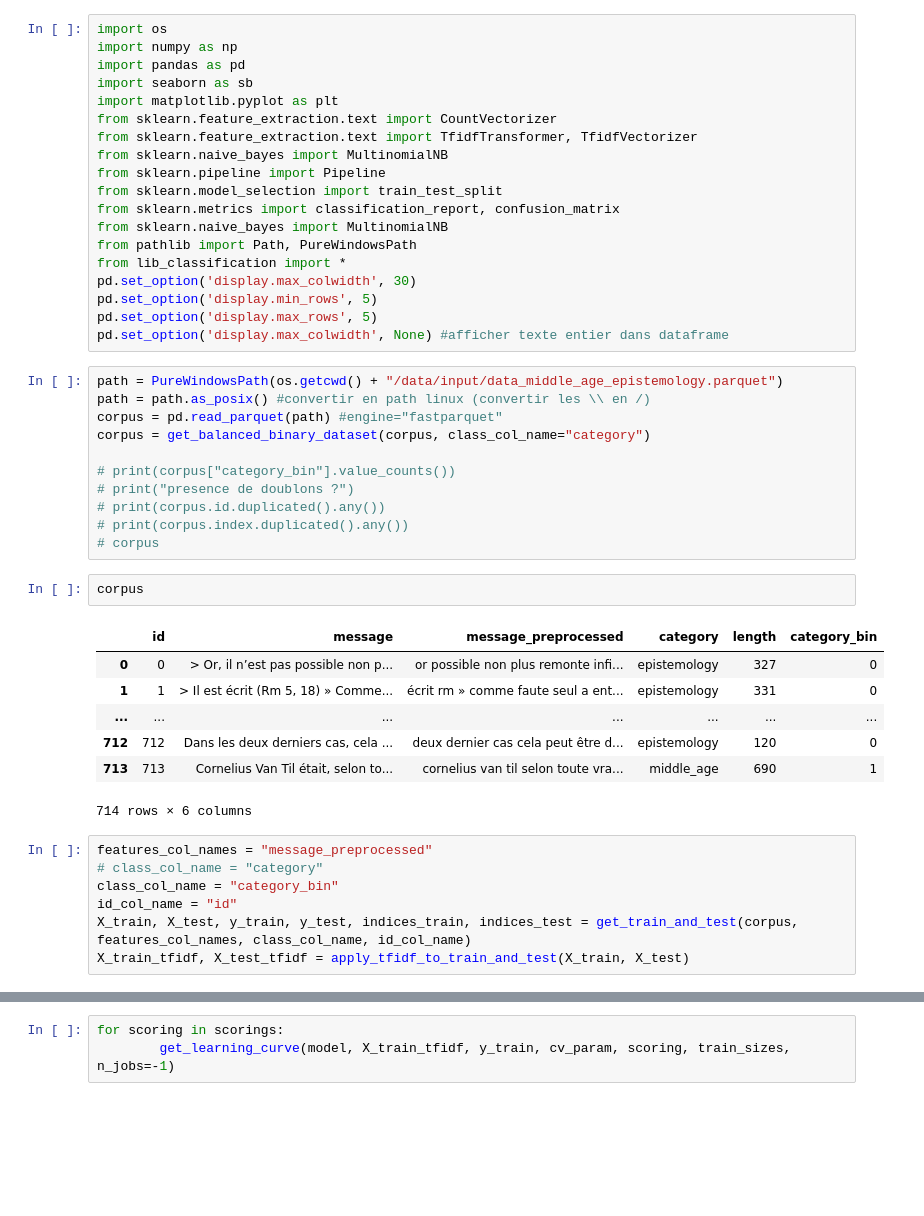
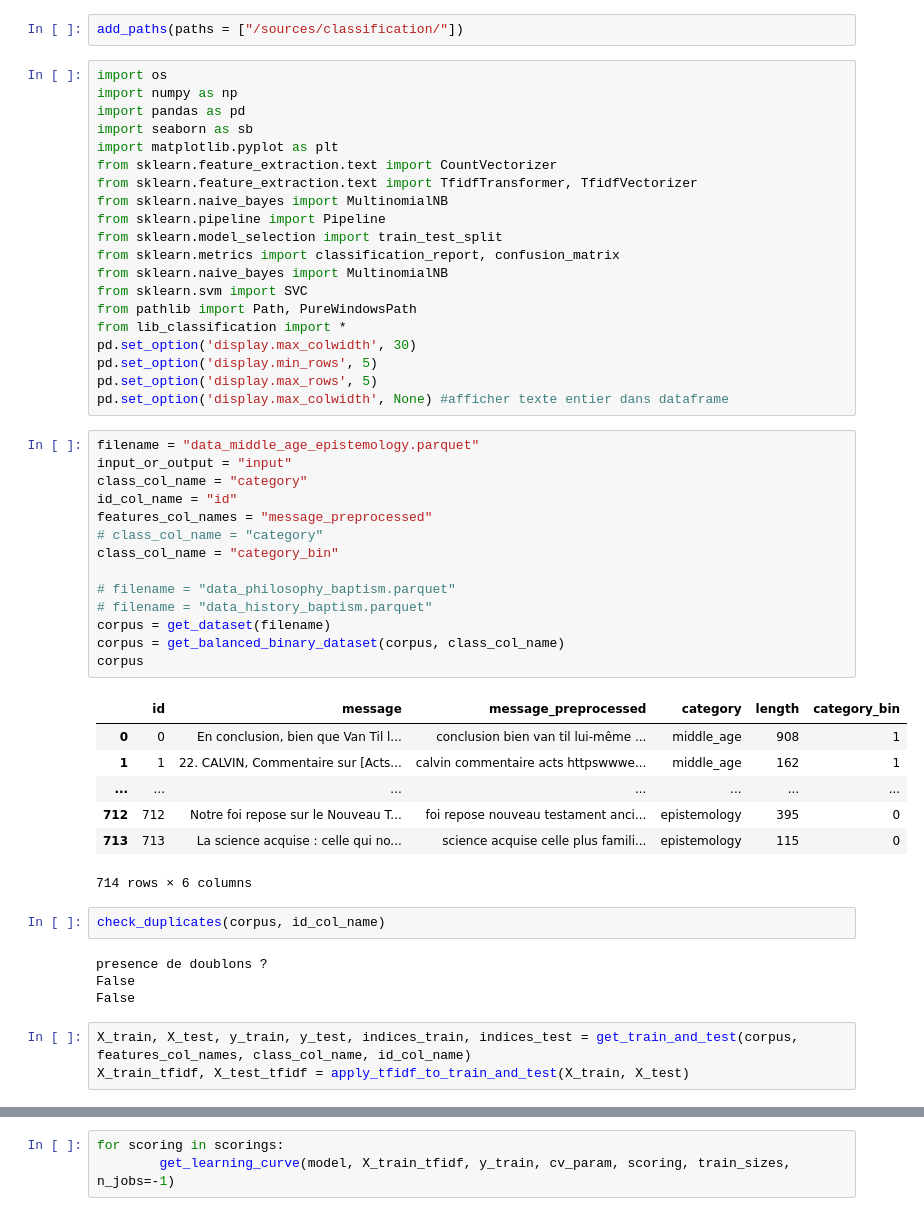
Before and after one commit to lolodino77/classification_texte_articles, a Jupyter notebook: sources/classification/tfidf/2_model_selection.ipynb, the cells around one changed output, grey strips where cells are left out. Drawn from its saved outputs; the diff is of its cells as text; blank space fills up the shorter version.

```diff
--- a/sources/classification/tfidf/2_model_selection.ipynb
+++ b/sources/classification/tfidf/2_model_selection.ipynb
@@ -11,3 +12,5 @@ c:\Users\eupho\OneDrive\Documents\perso\projets\classification_texte_bapteme_phi
+# %%
+add_paths(paths = ["/sources/classification/"])
 # %%
 import os
 import numpy as np
@@ -21,37 +24,41 @@ from sklearn.pipeline import Pipeline
 from sklearn.model_selection import train_test_split
 from sklearn.metrics import classification_report, confusion_matrix
 from sklearn.naive_bayes import MultinomialNB
+from sklearn.svm import SVC
 from pathlib import Path, PureWindowsPath
 from lib_classification import *
 pd.set_option('display.max_colwidth', 30)
 pd.set_option('display.min_rows', 5)
 pd.set_option('display.max_rows', 5)
 pd.set_option('display.max_colwidth', None) #afficher texte entier dans dataframe
-# %%
-path = PureWindowsPath(os.getcwd() + "/data/input/data_middle_age_epistemology.parquet")
-path = path.as_posix() #convertir en path linux (convertir les \\ en /)
-corpus = pd.read_parquet(path) #engine="fastparquet"
-corpus = get_balanced_binary_dataset(corpus, class_col_name="category")
-
-# print(corpus["category_bin"].value_counts())
-# print("presence de doublons ?")
-# print(corpus.id.duplicated().any())
-# print(corpus.index.duplicated().any())
-# corpus
-# %%
-corpus
-# %% [output]
-|  | id | message | message_preprocessed | category | length | category_bin |
-| 0 | 0 | > Or, il n’est pas possible non p... | or possible non plus remonte infi... | epistemology | 327 | 0 |
-| 1 | 1 | > Il est écrit (Rm 5, 18) » Comme... | écrit rm » comme faute seul a ent... | epistemology | 331 | 0 |
-| ... | ... | ... | ... | ... | ... | ... |
-| 712 | 712 | Dans les deux derniers cas, cela ... | deux dernier cas cela peut être d... | epistemology | 120 | 0 |
-| 713 | 713 | Cornelius Van Til était, selon to... | cornelius van til selon toute vra... | middle_age | 690 | 1 |
-714 rows × 6 columns
+# %%
+filename = "data_middle_age_epistemology.parquet"
+input_or_output = "input"
+class_col_name = "category"
+id_col_name = "id"
+features_col_names = "message_preprocessed"
+# class_col_name = "category"
+class_col_name = "category_bin"
+
+# filename = "data_philosophy_baptism.parquet"
+# filename = "data_history_baptism.parquet"
+corpus = get_dataset(filename)
+corpus = get_balanced_binary_dataset(corpus, class_col_name)
+corpus
+# %% [output]
+|  | id | message | message_preprocessed | category | length | category_bin |
+| 0 | 0 | En conclusion, bien que Van Til l... | conclusion bien van til lui-même ... | middle_age | 908 | 1 |
+| 1 | 1 | 22. CALVIN, Commentaire sur [Acts... | calvin commentaire acts httpswwwe... | middle_age | 162 | 1 |
+| ... | ... | ... | ... | ... | ... | ... |
+| 712 | 712 | Notre foi repose sur le Nouveau T... | foi repose nouveau testament anci... | epistemology | 395 | 0 |
+| 713 | 713 | La science acquise : celle qui no... | science acquise celle plus famili... | epistemology | 115 | 0 |
+714 rows × 6 columns
+# %%
+check_duplicates(corpus, id_col_name)
+# %% [output]
+presence de doublons ?
+False
+False
 # %%
-features_col_names = "message_preprocessed"
-# class_col_name = "category"
-class_col_name = "category_bin"
-id_col_name = "id"
 X_train, X_test, y_train, y_test, indices_train, indices_test = get_train_and_test(corpus, features_col_names, class_col_name, id_col_name)
 X_train_tfidf, X_test_tfidf = apply_tfidf_to_train_and_test(X_train, X_test)
```
Also changed, not shown: parts of 6 cells of this notebook, 13 other files.
